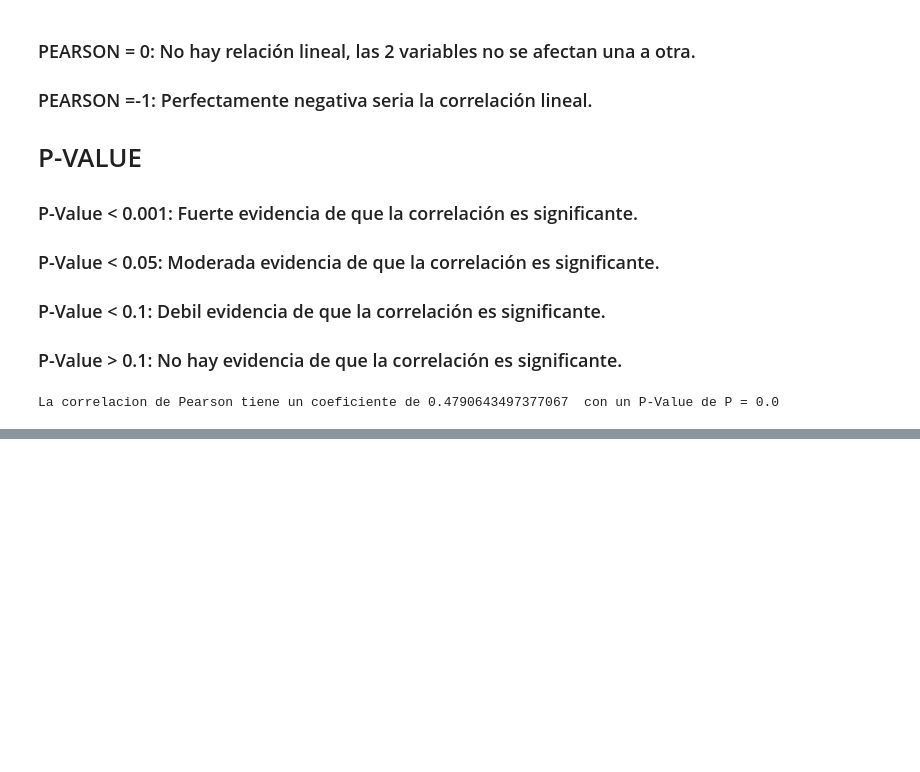
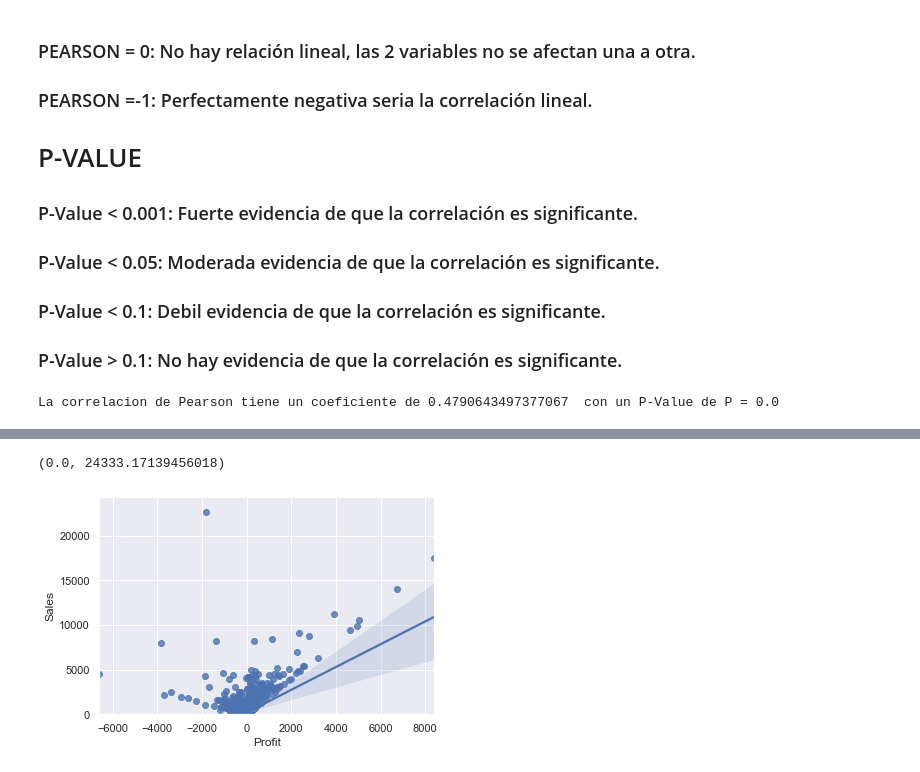
Before and after one commit to NestorDiazDataSC/SuperStore-Sales, a Jupyter notebook: Supermarket.ipynb, the cells around one changed output, grey strips where cells are left out. Cells and saved outputs as stored; diff of their text form; code cells hidden in the pictures; blank space fills up the shorter version.

```diff
--- a/Supermarket.ipynb
+++ b/Supermarket.ipynb
@@ -224,0 +257,6 @@ La correlacion de Pearson tiene un coeficiente de 0.4790643497377067  con un P-V
+# %%
+sns.regplot (x="Profit", y="Sales", data=df)
+plt.ylim (0, )
+# %% [output]
+(0.0, 24333.17139456018)
+[figure, added]
```
Also changed, not shown: parts of 23 cells of this notebook.
